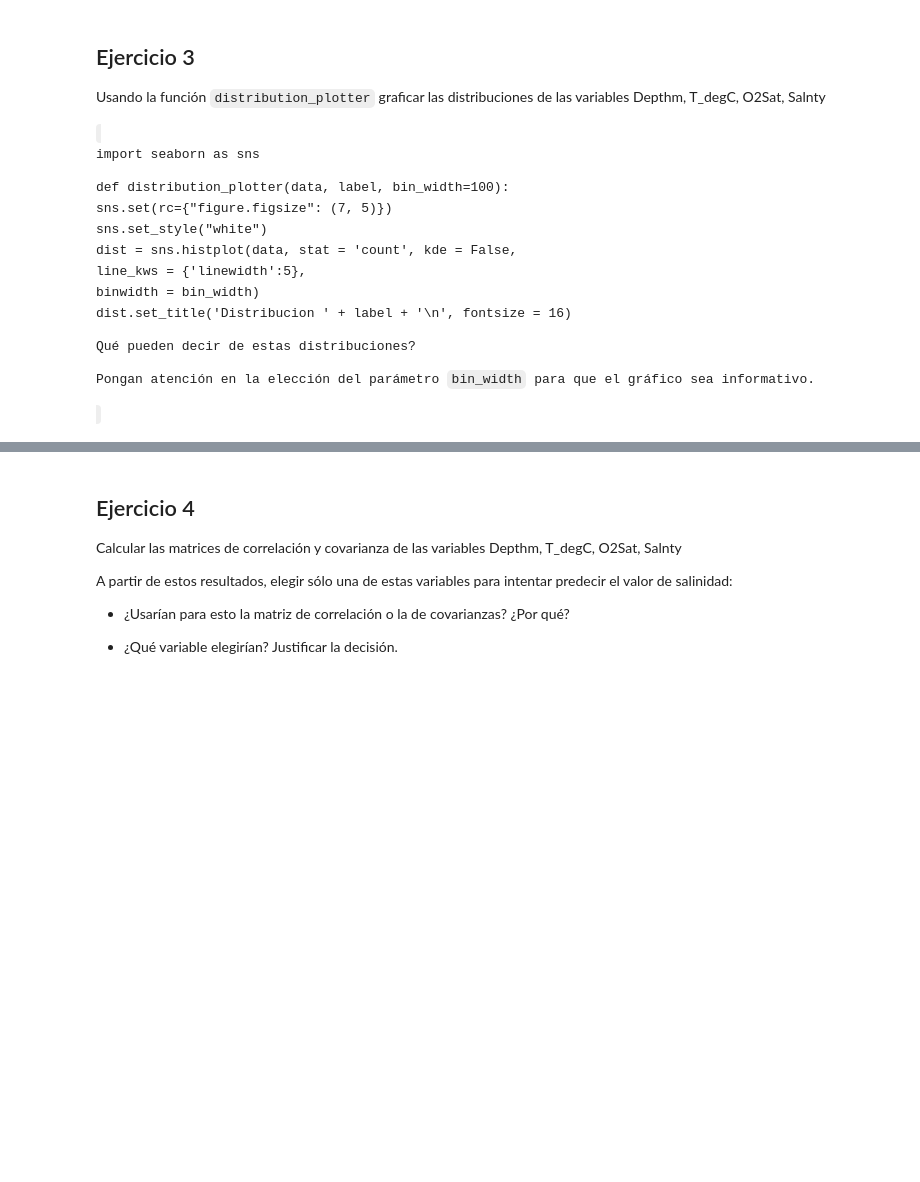
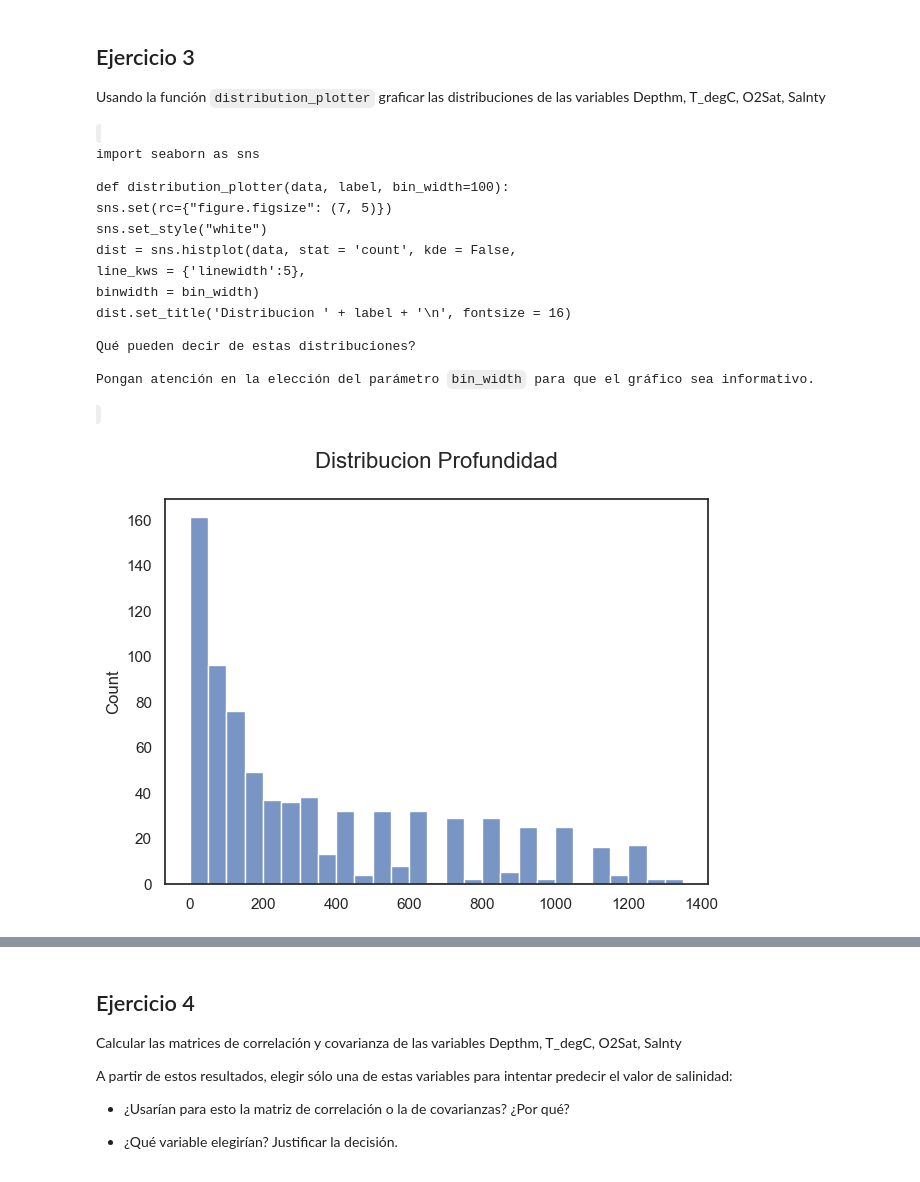
Before and after one commit to Facundo-Peloso/Practica-de-Clases, a Jupyter notebook: clase_04/dsad_2021/M1/CLASE_04_EstadisticaDescriptiva/Notebooks/2_enunciado_checkpoint.ipynb, the cells around one changed output, grey strips where cells are left out. Cells and saved outputs as stored; diff of their text form; code cells hidden in the pictures; blank space fills up the shorter version.

```diff
--- a/clase_04/dsad_2021/M1/CLASE_04_EstadisticaDescriptiva/Notebooks/2_enunciado_checkpoint.ipynb
+++ b/clase_04/dsad_2021/M1/CLASE_04_EstadisticaDescriptiva/Notebooks/2_enunciado_checkpoint.ipynb
@@ -64,6 +64,24 @@ import numpy as np
 
 # local:
 data_location = '../Data/bottle_reducido.csv'
+# %%
+datos_crudos= np.genfromtxt(data_location,skip_header=1,dtype=str,delimiter='\t')
+#aca las columnas de texto que identifican las estaciones y las mediciones
+id_estacion=datos_crudos[:,0]
+id_medicion=datos_crudos[:,1]
+
+#columnas numericas de medicion, transformadas en float
+profundidad_medicion=datos_crudos[:,2]
+profundidad_medicion=profundidad_medicion.astype(np.float)
+
+temperatura_medicion=datos_crudos[:,3]
+temperatura_medicion=temperatura_medicion.astype(np.float)
+
+saturacion_medicion=datos_crudos[:,4]
+saturacion_medicion=saturacion_medicion.astype(np.float)
+
+salinidad_medicion=datos_crudos[:,5]
+salinidad_medicion=salinidad_medicion.astype(np.float)
 # %% [markdown]
 ## Ejercicio 2
 
@@ -117,6 +145,10 @@ depthm_column_index = 2
 tdegC_column_index = 3
 o2sat_column_index = 4
 
-depthm_vector_numeric = data_type_str[:, depthm_column_index].astype(float)
-tdegC_vector_numeric = data_type_str[:, tdegC_column_index].astype(float)
-o2sat_vector_numeric = data_type_str[:, o2sat_column_index].astype(float)
+depthm_vector_numeric = datos_crudos[:, depthm_column_index].astype(float)
+tdegC_vector_numeric = datos_crudos[:, tdegC_column_index].astype(float)
+o2sat_vector_numeric = datos_crudos[:, o2sat_column_index].astype(float)
+# %%
+distribution_plotter(depthm_vector_numeric,"Profundidad",50)
+# %% [output]
+[figure, added]
```
Also changed, not shown: parts of 6 cells of this notebook.
